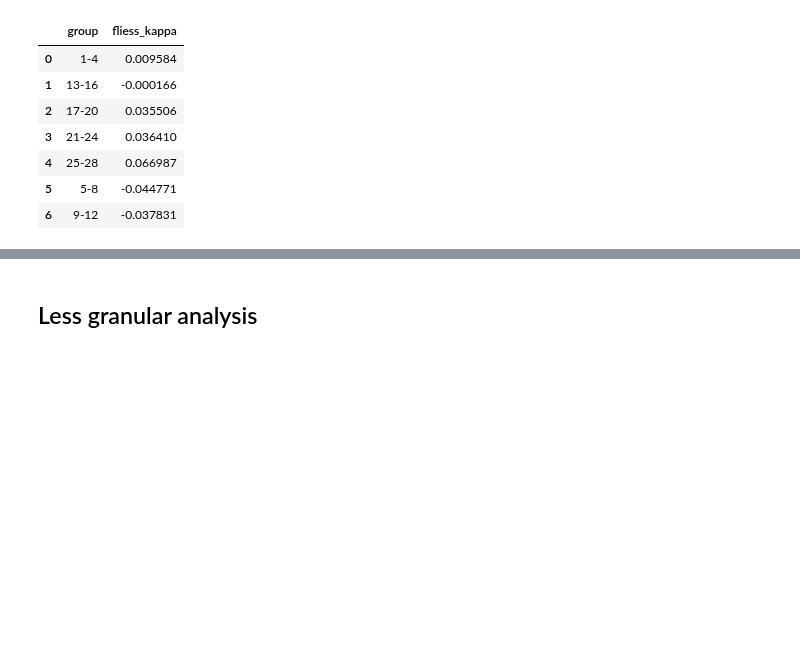
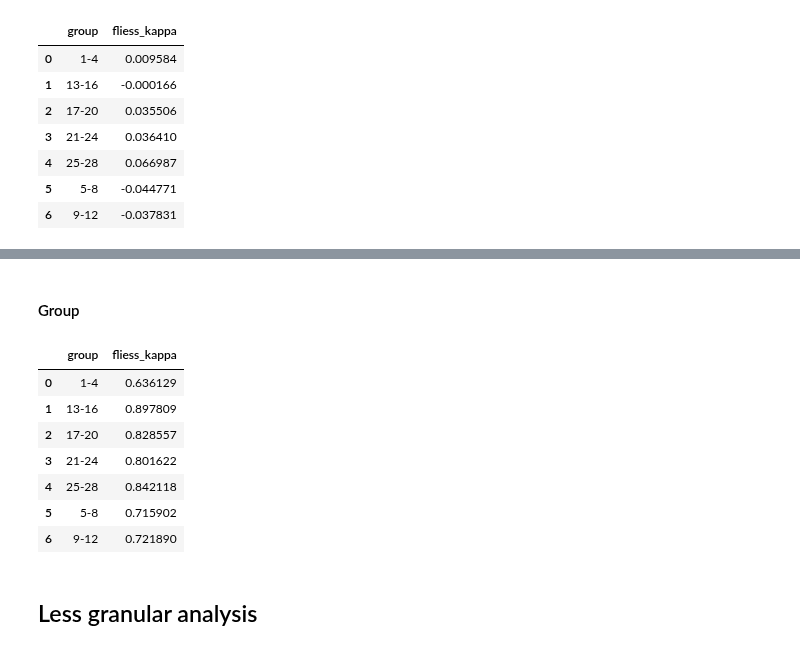
Before and after one commit to m-messer/Consistency_In_Grading_Analysis, a Jupyter notebook: grades_analysis.ipynb, the cells around one changed output, grey strips where cells are left out. Drawn from its saved outputs; the diff is of its cells as text; code cells hidden in the pictures; blank space fills up the shorter version.

```diff
--- a/grades_analysis.ipynb
+++ b/grades_analysis.ipynb
@@ -132,3 +231,16 @@ results_df[['group', 'fliess_kappa']].groupby('group').mean().reset_index()
+# %% [markdown]
+#### Group
+# %%
+results_df[['group', 'fliess_kappa']].groupby('group').mean().reset_index()
+# %% [output]
+|  | group | fliess_kappa |
+| 0 | 1-4 | 0.636129 |
+| 1 | 13-16 | 0.897809 |
+| 2 | 17-20 | 0.828557 |
+| 3 | 21-24 | 0.801622 |
+| 4 | 25-28 | 0.842118 |
+| 5 | 5-8 | 0.715902 |
+| 6 | 9-12 | 0.721890 |
 # %% [markdown]
 ## Less granular analysis
 # %%
```
Also changed, not shown: parts of 13 cells of this notebook.
